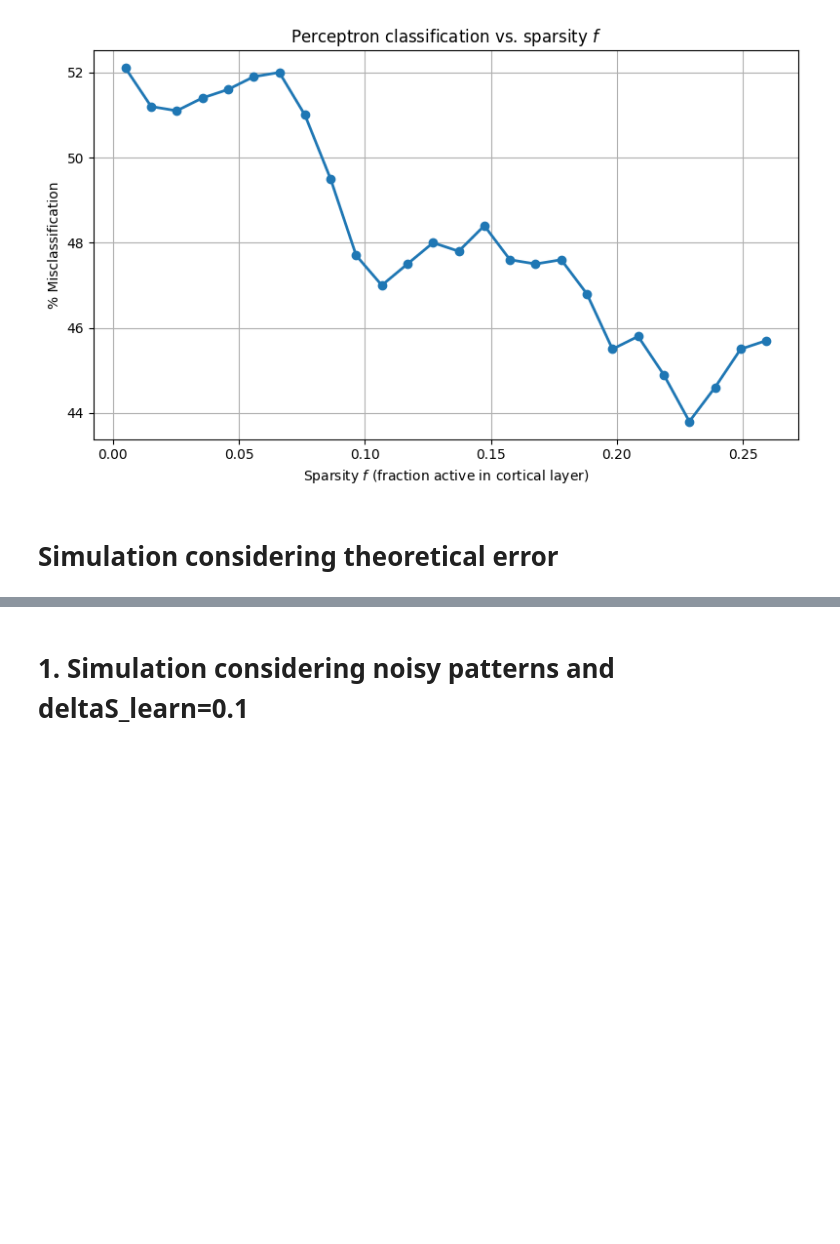
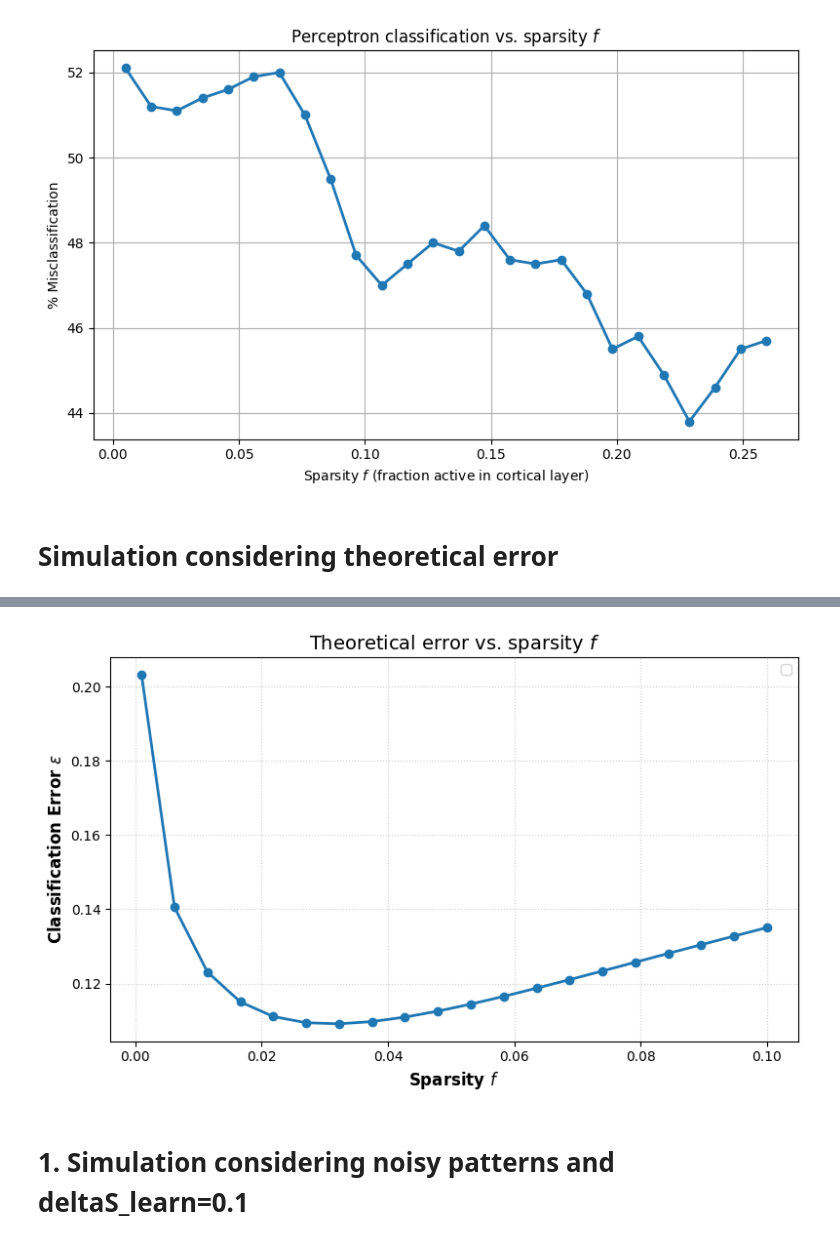
Before and after one commit to LetiziaC14/Neuroscience_Network_Models, a Jupyter notebook: FF_classification.ipynb, the cells around one changed output, grey strips where cells are left out. Cells and saved outputs as stored; diff of their text form; code cells hidden in the pictures; blank space fills up the shorter version.

Commit message:
update FF_classification

```diff
--- a/FF_classification.ipynb
+++ b/FF_classification.ipynb
@@ -635,0 +582,92 @@ KeyboardInterrupt:
+# %%
+import numpy as np
+import matplotlib.pyplot as plt
+from scipy.stats import norm
+from scipy.integrate import quad
+
+# --- Parameters from the Paper/User ---
+P = 1000          # Number of clusters (Source: Snippet 211)
+N_S = 1000        # Stimulus neurons (Source: Snippet 211)
+N_C = 10000       # Cortical neurons (Source: Snippet 211)
+Delta_S = 0.2     # Stimulus cluster size (User specified)
+
+alpha_C = P / N_C
+alpha_S = P / N_S
+
+# --- Analytical Functions ---
+
+def H(x):
+    """Tail probability of standard normal distribution (Survival Function)."""
+    return norm.sf(x)
+
+def compute_theoretical_Delta_C(f, Delta_S):
+    """
+    Computes theoretical Cortical Cluster Size (Delta C) using Equation 12.
+    Source: Snippet [751]
+    """
+    # 1. Find Threshold T such that H(T) = f
+    T = norm.isf(f)
+
+    # 2. Define the integrand for Eq 12
+    # The term 1/sqrt(2pi) * exp(-h^2/2) is norm.pdf(h)
+    # The term H(...) is the conditional probability
+    denom_sqrt = np.sqrt(Delta_S * (2 - Delta_S))
+
+    def integrand(h):
+        term_H = H( ((1 - Delta_S) * h - T) / denom_sqrt )
+        return norm.pdf(h) * term_H
+
+    # 3. Integrate from T to infinity
+    integral_val, error = quad(integrand, T, np.inf)
+
+    # 4. Normalize by f(1-f)
+    delta_c = integral_val / (f * (1 - f))
+    return delta_c
+
+def compute_exact_Q(f):
+    """
+    Computes Amplitude of Excess Overlap (Q)
+    """
+    T = norm.isf(f)
+    # Q = exp(-T^2) / (2 * pi * f * (1-f))
+    numerator = np.exp(-T**2)
+    denominator = 2 * np.pi * f * (1 - f)
+    return numerator / denominator
+
+def compute_error(f):
+    # Calculate components
+    delta_C = compute_theoretical_Delta_C(f, Delta_S)
+    Q = compute_exact_Q(f)
+
+    # Calculate SNR (Equation 5)
+    # Source: Snippet [235]
+    numerator_snr = (1 - delta_C)**2
+    denominator_snr = alpha_C + alpha_S * (Q**2)
+    SNR = numerator_snr / denominator_snr
+
+    # Calculate Error epsilon = H(sqrt(SNR))
+    # Source: Snippet [234]
+    epsilon = H(np.sqrt(SNR))
+
+    return epsilon
+
+# --- Main Loop ---
+f_values = np.linspace(0.001, 0.1, 20)
+errors = []
+
+print("Calculating theoretical errors...")
+for f in f_values:
+    err = compute_error(f)
+    errors.append(err)
+
+# --- Plotting ---
+plt.figure(figsize=(8, 5))
+plt.plot(f_values, errors, marker='o', linewidth=2)
+plt.xlabel(r'Sparsity $f$', fontsize=12,fontweight='bold')
+plt.ylabel(r'Classification Error $\varepsilon$', fontsize=12, fontweight='bold')
+plt.title(f'Theoretical error vs. sparsity $f$', fontsize=14)
+plt.grid(True, linestyle=':',alpha=0.6)
+plt.legend()
+plt.tight_layout()
+plt.show()
+# %% [output]
@@ -636,3 +675,4 @@ KeyboardInterrupt:
+[figure, added]
 # %% [markdown]
 # 1. Simulation considering noisy patterns and deltaS_learn=0.1
 # %%
```
Also changed, not shown: parts of 12 cells of this notebook.
